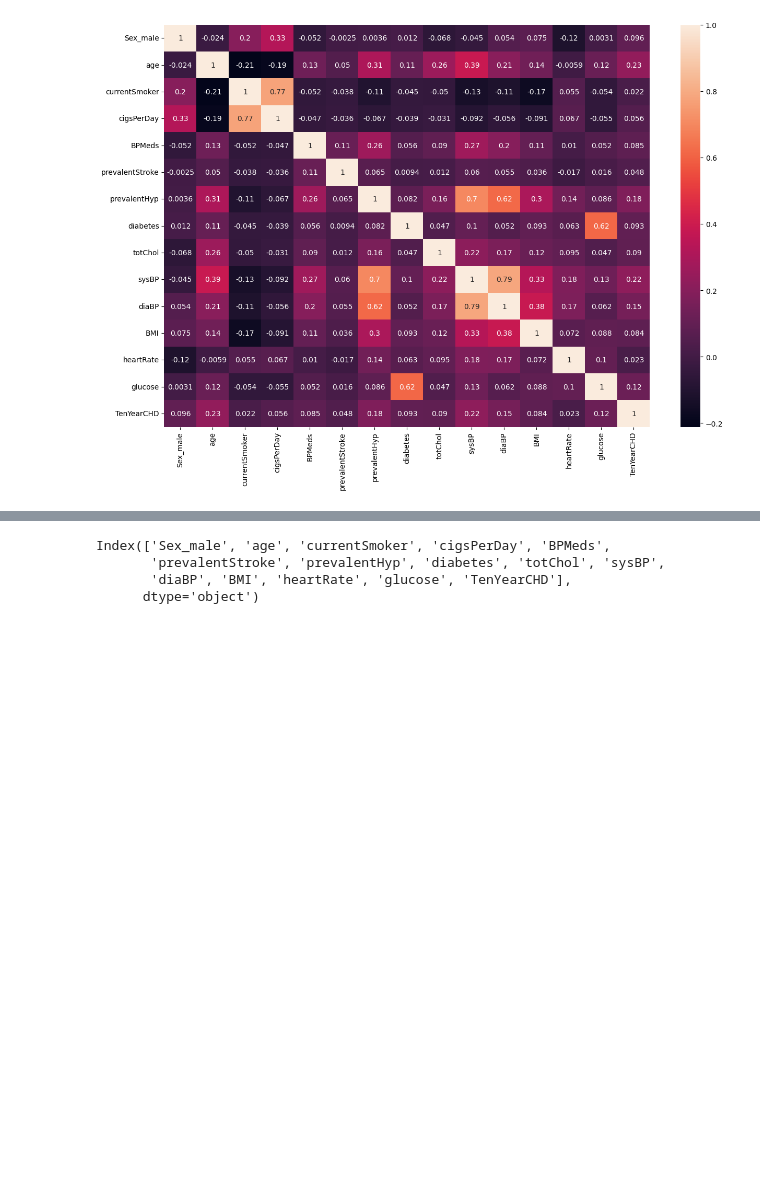
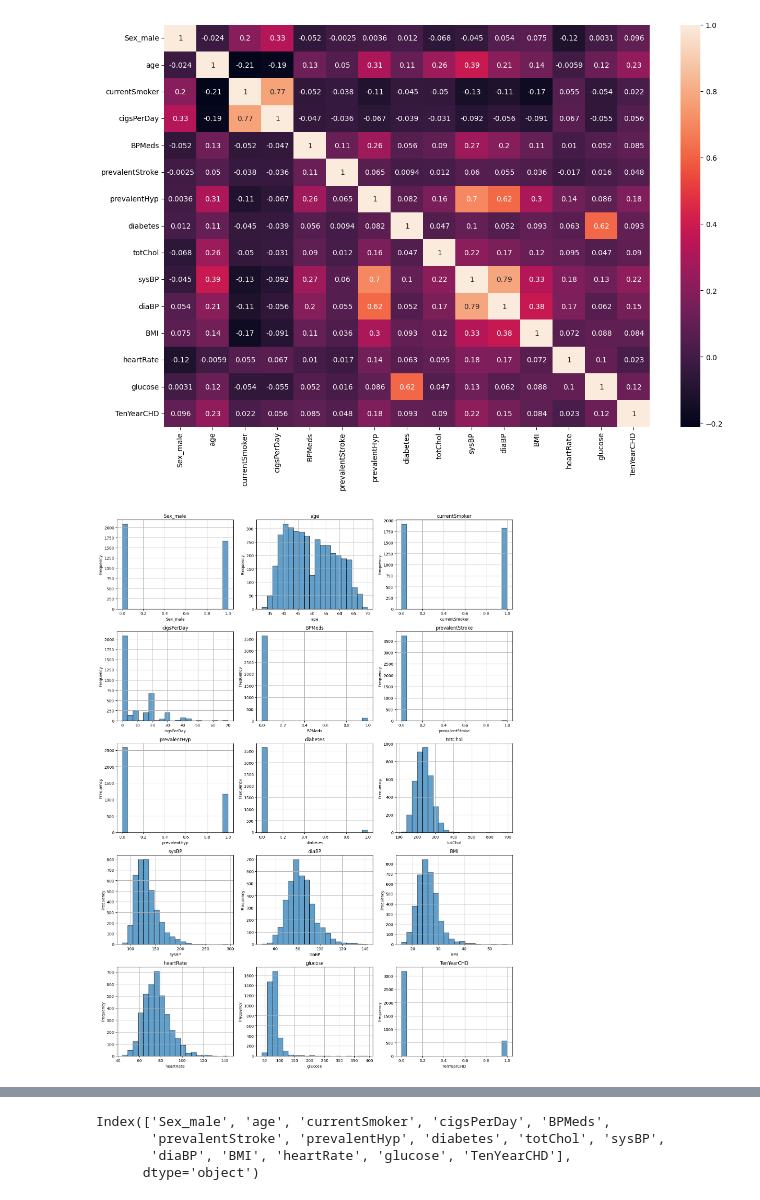
Before and after one commit to SheilaMumbi/Emobilis-Project, a Jupyter notebook: Heart_Disease_Prediction.ipynb, the cells around one changed output, grey strips where cells are left out. Saved outputs shown, nothing was run; the diff lists cells and outputs as text; code cells hidden in the pictures; blank space fills up the shorter version.

```diff
--- a/Heart_Disease_Prediction.ipynb
+++ b/Heart_Disease_Prediction.ipynb
@@ -122,3 +107,23 @@ sns.heatmap(disease_df.corr(), annot = True)
 plt.show()
 # %% [output]
 [figure]
+# %%
+columns_to_plot = [
+    'Sex_male', 'age', 'currentSmoker', 'cigsPerDay', 'BPMeds', 'prevalentStroke',
+    'prevalentHyp', 'diabetes', 'totChol', 'sysBP', 'diaBP', 'BMI', 'heartRate',
+    'glucose', 'TenYearCHD'
+]
+
+# Plot histograms for the selected columns
+plt.figure(figsize=(15, 20))
+for i, column in enumerate(columns_to_plot, 1):
+    plt.subplot(5, 3, i)
+    disease_df[column].dropna().hist(bins=20, edgecolor='black', alpha=0.7)
+    plt.title(column)
+    plt.xlabel(column)
+    plt.ylabel('Frequency')
+
+plt.tight_layout()
+plt.show()
+# %% [output]
+[figure, added]
```
Also changed, not shown: parts of 19 cells of this notebook.
